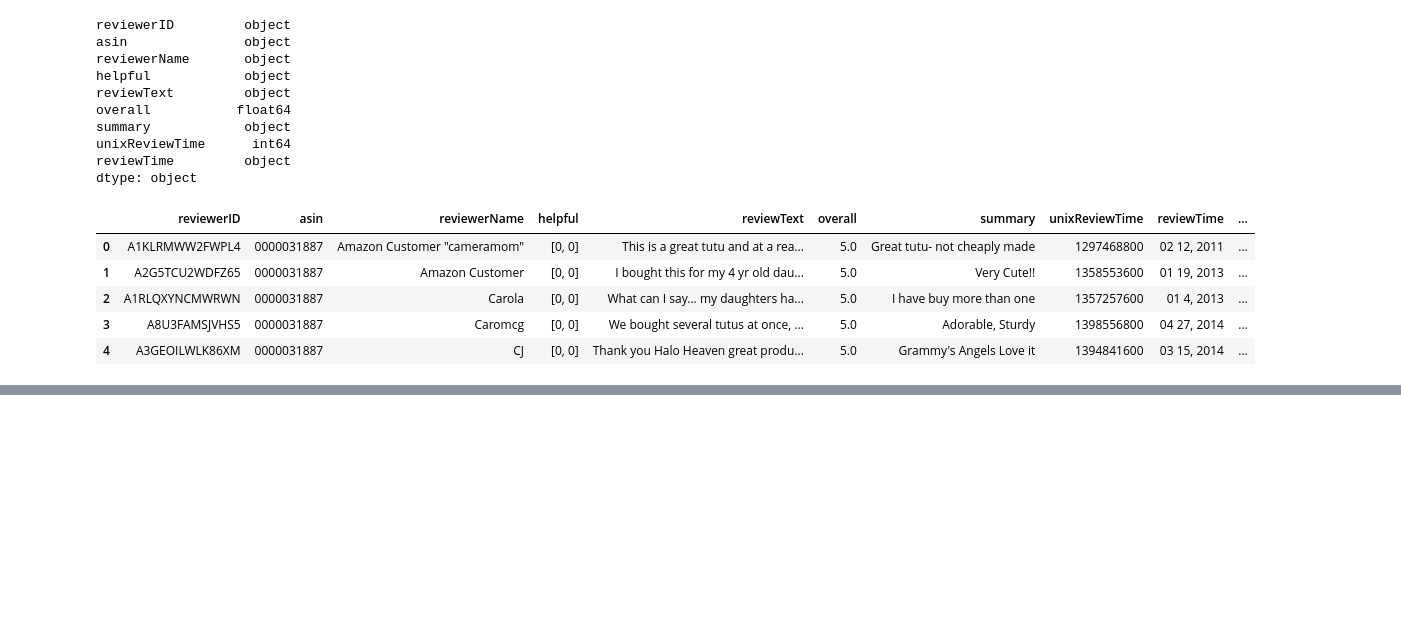
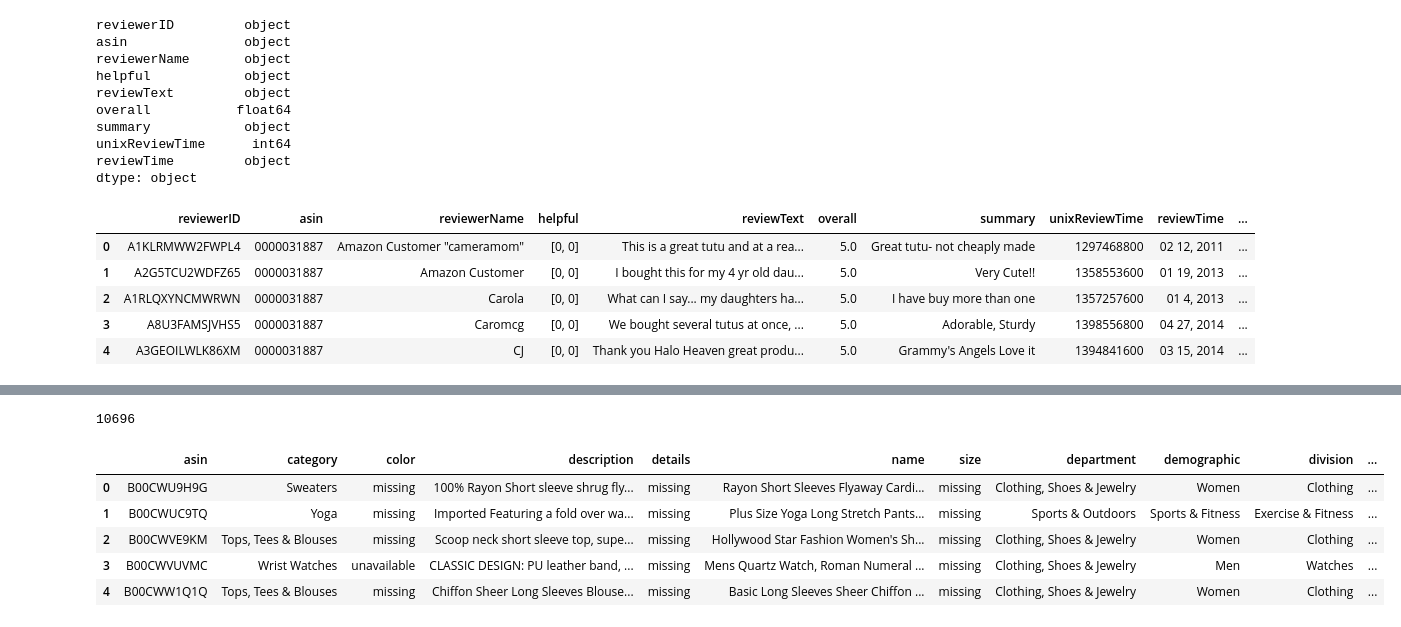
Before and after one commit to rachelkoenig10/recommender-system-capstone, a Jupyter notebook: amazon-review-data.ipynb, the cells around one changed output, grey strips where cells are left out. Saved outputs shown, nothing was run; the diff lists cells and outputs as text; code cells hidden in the pictures; blank space fills up the shorter version.

```diff
--- a/amazon-review-data.ipynb
+++ b/amazon-review-data.ipynb
@@ -215,0 +446,14 @@ Name: B00001W0KA, dtype: float64
+# %%
+redo_list.extend(list(redo_df3['asin']))
+len(redo_list)
+# %% [output]
+10696
+# %%
+EDA(product23033)
+# %% [output]
+|  | asin | category | color | description | details | name | size | department | demographic | division | ... |
+| 0 | B00CWU9H9G | Sweaters | missing | 100% Rayon Short sleeve shrug fly... | missing | Rayon Short Sleeves Flyaway Cardi... | missing | Clothing, Shoes & Jewelry | Women | Clothing | ... |
+| 1 | B00CWUC9TQ | Yoga | missing | Imported Featuring a fold over wa... | missing | Plus Size Yoga Long Stretch Pants... | missing | Sports & Outdoors | Sports & Fitness | Exercise & Fitness | ... |
+| 2 | B00CWVE9KM | Tops, Tees & Blouses | missing | Scoop neck short sleeve top, supe... | missing | Hollywood Star Fashion Women's Sh... | missing | Clothing, Shoes & Jewelry | Women | Clothing | ... |
+| 3 | B00CWVUVMC | Wrist Watches | unavailable | CLASSIC DESIGN: PU leather band, ... | missing | Mens Quartz Watch, Roman Numeral ... | missing | Clothing, Shoes & Jewelry | Men | Watches | ... |
+| 4 | B00CWW1Q1Q | Tops, Tees & Blouses | missing | Chiffon Sheer Long Sleeves Blouse... | missing | Basic Long Sleeves Sheer Chiffon ... | missing | Clothing, Shoes & Jewelry | Women | Clothing | ... |
```
Also changed, not shown: parts of 57 cells of this notebook, 19 other files.
